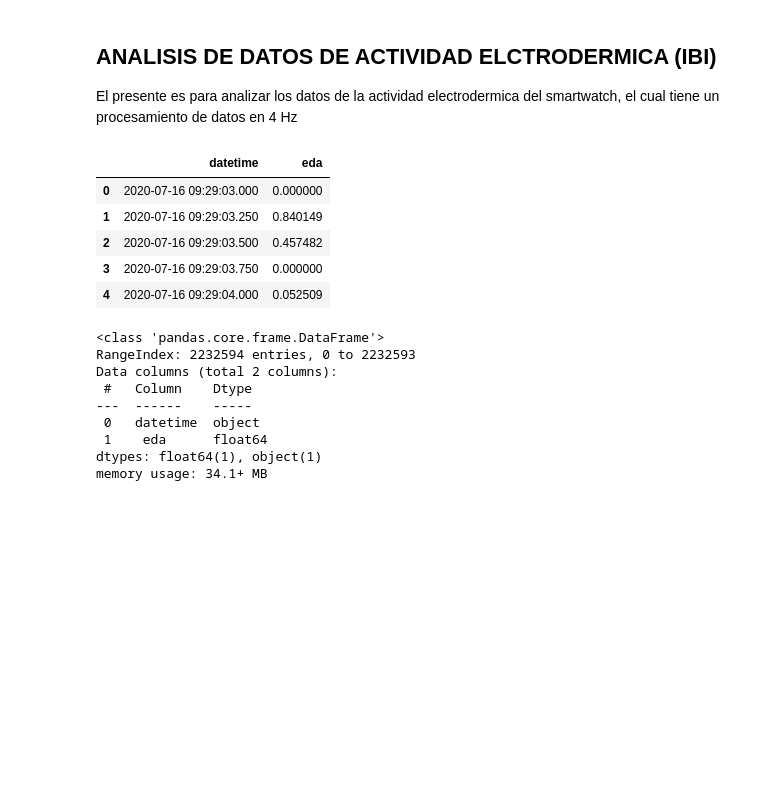
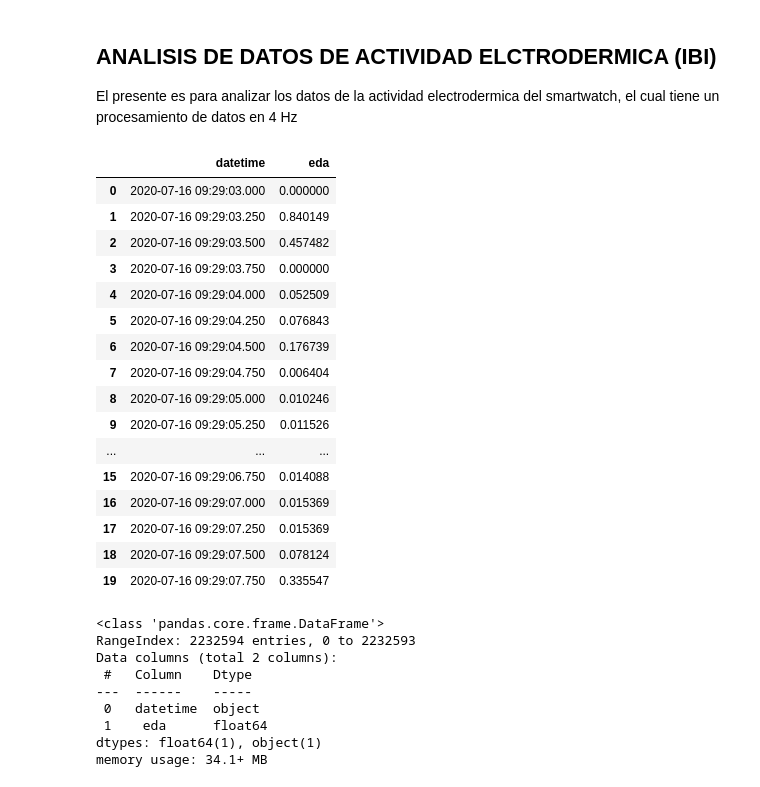
Before and after one commit to Alpha004/PreTesisMasterRepo, a Jupyter notebook: EDA/EDA_analyzier.ipynb, the cells around one changed output. Drawn from its saved outputs; the diff is of its cells as text; code cells hidden in the pictures; blank space fills up the shorter version.

```diff
--- a/EDA/EDA_analyzier.ipynb
+++ b/EDA/EDA_analyzier.ipynb
@@ -10,14 +14,25 @@ import numpy as np
 # Leyendo el CSV
 eda_values = pd.read_csv('EDA_016.csv', engine='python', na_values="not available")
 # %%
-eda_values.head()
+eda_values.head(20)
 # %% [output]
 |  | datetime | eda |
 | 0 | 2020-07-16 09:29:03.000 | 0.000000 |
 | 1 | 2020-07-16 09:29:03.250 | 0.840149 |
 | 2 | 2020-07-16 09:29:03.500 | 0.457482 |
 | 3 | 2020-07-16 09:29:03.750 | 0.000000 |
 | 4 | 2020-07-16 09:29:04.000 | 0.052509 |
+| 5 | 2020-07-16 09:29:04.250 | 0.076843 |
+| 6 | 2020-07-16 09:29:04.500 | 0.176739 |
+| 7 | 2020-07-16 09:29:04.750 | 0.006404 |
+| 8 | 2020-07-16 09:29:05.000 | 0.010246 |
+| 9 | 2020-07-16 09:29:05.250 | 0.011526 |
+| ... | ... | ... |
+| 15 | 2020-07-16 09:29:06.750 | 0.014088 |
+| 16 | 2020-07-16 09:29:07.000 | 0.015369 |
+| 17 | 2020-07-16 09:29:07.250 | 0.015369 |
+| 18 | 2020-07-16 09:29:07.500 | 0.078124 |
+| 19 | 2020-07-16 09:29:07.750 | 0.335547 |
 # %%
 eda_values.info()
 # %% [output]
```
Also changed, not shown: parts of 33 cells of this notebook.
